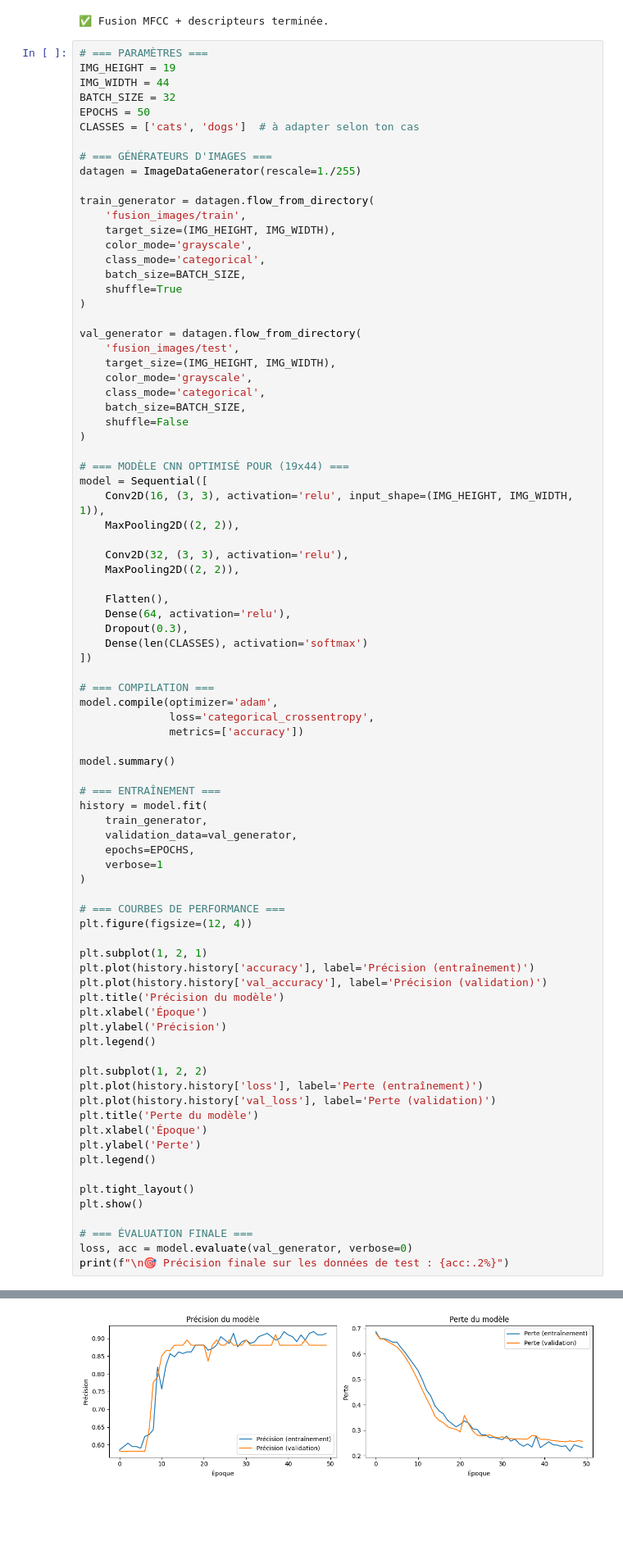
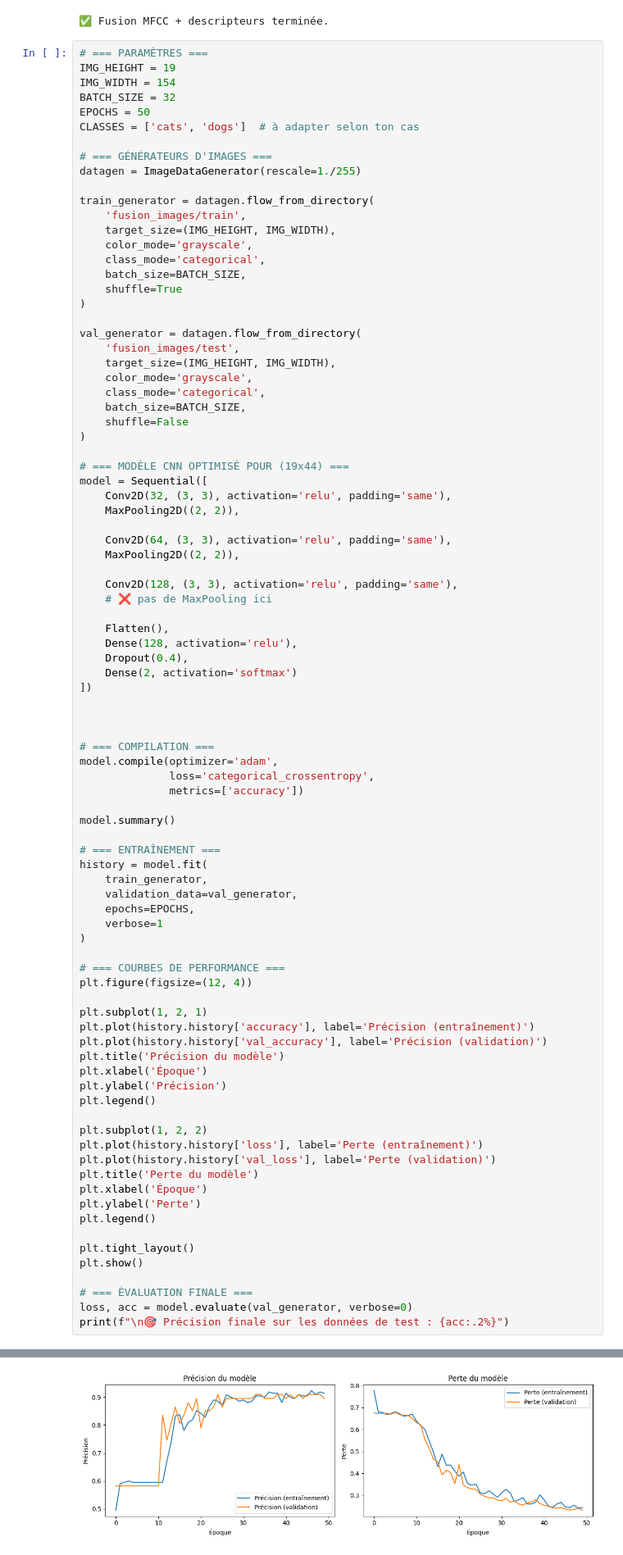
Before and after one commit to seb54/Doggy-and-Cat-adventure, a Jupyter notebook: classification_audio.ipynb, the cells around one changed output, grey strips where cells are left out. Shown at 82% size. Cells and saved outputs as stored; diff of their text form; blank space fills up the shorter version.

```diff
--- a/classification_audio.ipynb
+++ b/classification_audio.ipynb
@@ -410,7 +468,7 @@ print("✅ Fusion MFCC + descripteurs terminée.")
 # %%
 # === PARAMÈTRES ===
 IMG_HEIGHT = 19
-IMG_WIDTH = 44
+IMG_WIDTH = 154
 BATCH_SIZE = 32
 EPOCHS = 50
 CLASSES = ['cats', 'dogs']  # à adapter selon ton cas
@@ -438,17 +496,22 @@ val_generator = datagen.flow_from_directory(
 
 # === MODÈLE CNN OPTIMISÉ POUR (19x44) ===
 model = Sequential([
-    Conv2D(16, (3, 3), activation='relu', input_shape=(IMG_HEIGHT, IMG_WIDTH, 1)),
+    Conv2D(32, (3, 3), activation='relu', padding='same'),
     MaxPooling2D((2, 2)),
 
-    Conv2D(32, (3, 3), activation='relu'),
+    Conv2D(64, (3, 3), activation='relu', padding='same'),
     MaxPooling2D((2, 2)),
 
+    Conv2D(128, (3, 3), activation='relu', padding='same'),
+    # ❌ pas de MaxPooling ici
+
     Flatten(),
-    Dense(64, activation='relu'),
-    Dropout(0.3),
-    Dense(len(CLASSES), activation='softmax')
+    Dense(128, activation='relu'),
+    Dropout(0.4),
+    Dense(2, activation='softmax')
 ])
+
+
 
 # === COMPILATION ===
 model.compile(optimizer='adam',
@@ -536 +597 @@ Epoch 50/50
-[figure, old version]
+[figure, new version]
```
Also changed, not shown: parts of 5 cells of this notebook.
